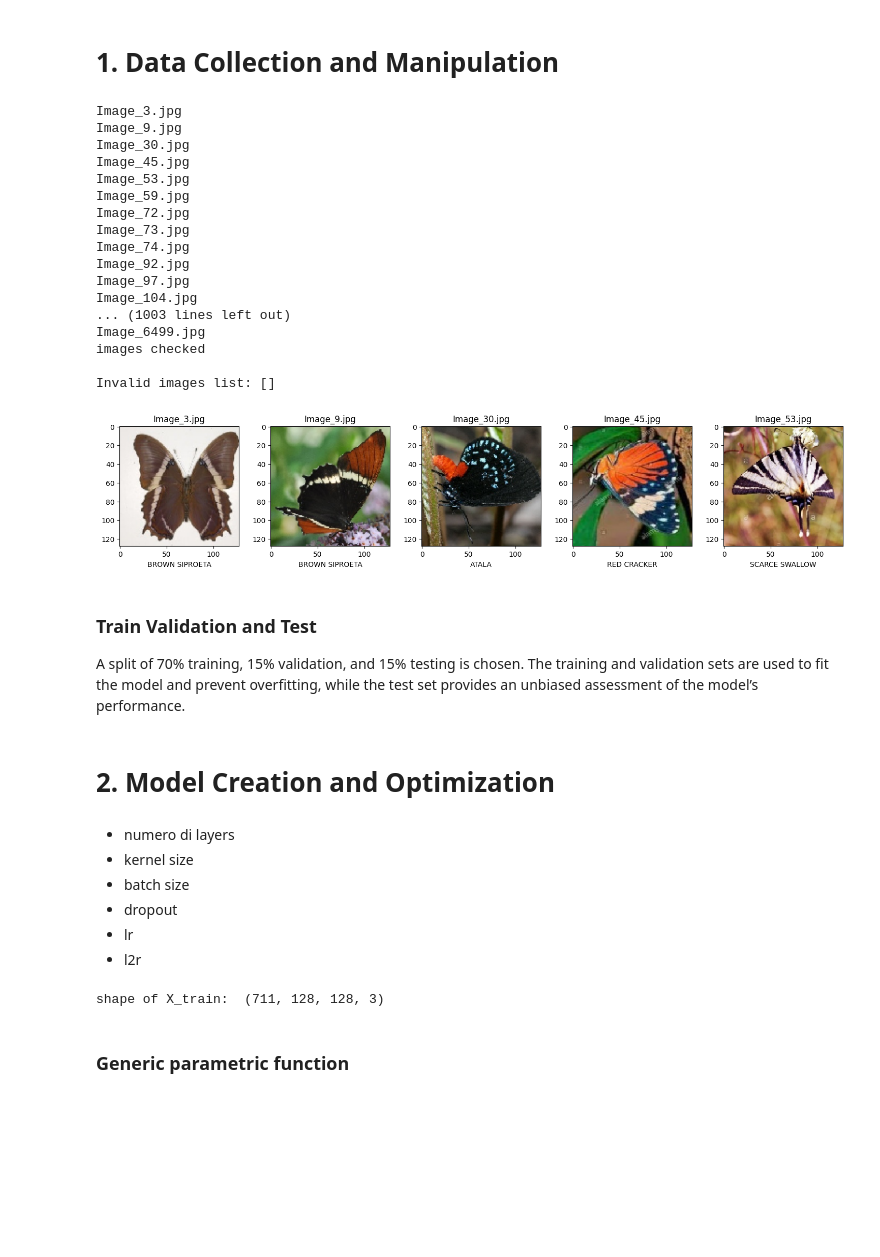
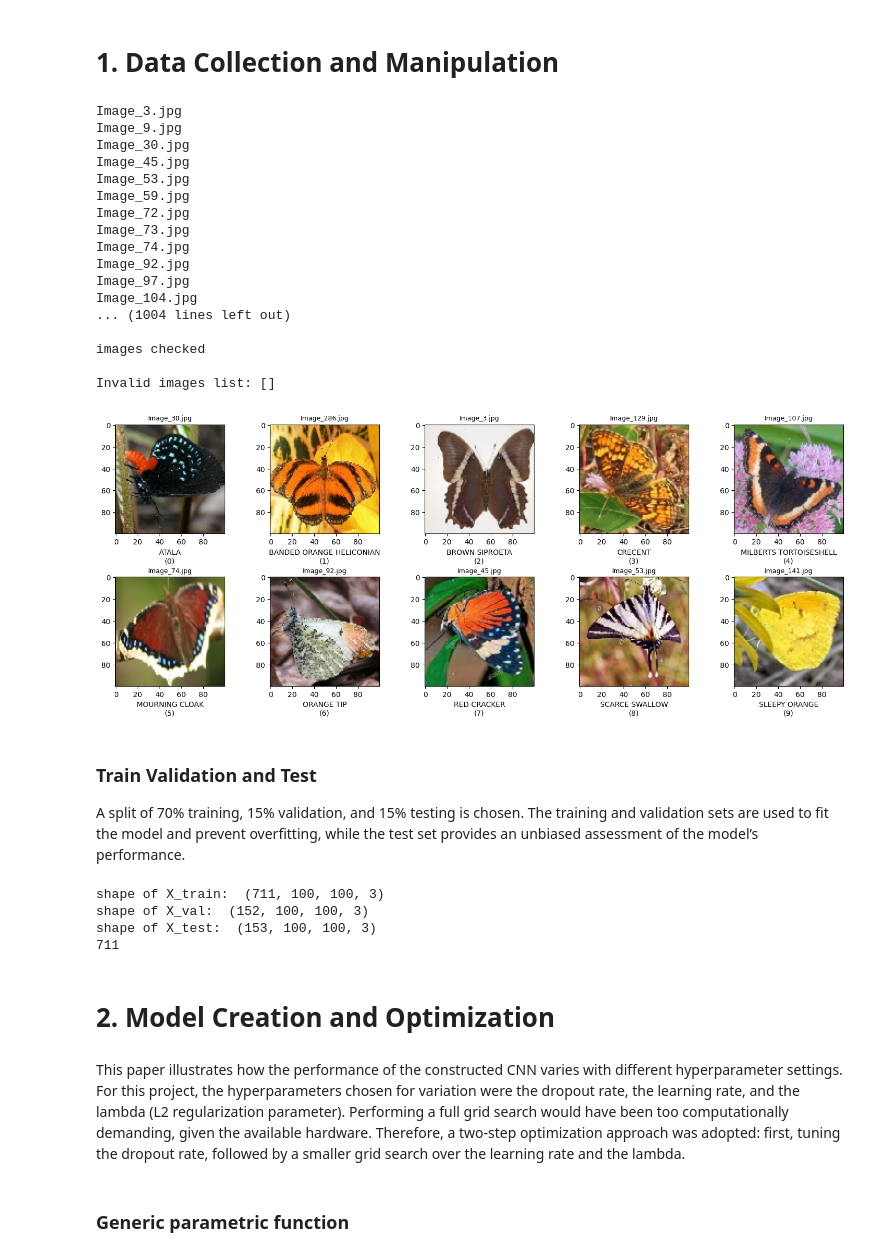
Before and after one commit to Stefano-Bozzi/LepidopterAI, a Jupyter notebook: training.ipynb, the cells around one changed output. Drawn from its saved outputs; the diff is of its cells as text; code cells hidden in the pictures; blank space fills up the shorter version.

```diff
--- a/training.ipynb
+++ b/training.ipynb
@@ -36,7 +40,7 @@ images_path = "train"
 images_folder_path = os.path.join(folder_path, images_path)
 invalid_images = []
 dataset = []
-target_size = (128, 128)
+target_size = (100, 100)
 
 # I can check all extension supported from PIL
 supported_exts = tuple(ext.lower() for ext in Image.registered_extensions().keys())
@@ -63,6 +67,7 @@ for filename in df['filename']:
             invalid_images.append(filename)
     else:
         print(f"Skipping {filename}, not a file.")
+print()
 print("images checked")
 dataset_np = np.array(dataset)
 
@@ -96,26 +101,11 @@ Image_74.jpg
 Image_92.jpg
 Image_97.jpg
 Image_104.jpg
-... (1003 lines left out)
-Image_6499.jpg
+... (1004 lines left out)
+
 images checked
 
 Invalid images list: []
-# %%
-# check on dataset grid
-img_index = 0
-plt.figure(figsize=(15, 3))
-
-for i in range(5):
-    plt.subplot(1, 5, i+1)
-    plt.imshow(dataset_np[img_index + i])
-    plt.xlabel(df.loc[img_index + i, 'label'])
-    plt.title(df.loc[img_index + i, 'filename'])
-
-plt.tight_layout()
-plt.show()
-# %% [output]
-[figure, removed]
 # %%
 # Create array for labels
 labels = df['label'].values
@@ -124,6 +114,29 @@ labels = df['label'].values
 from sklearn.preprocessing import LabelEncoder
 le = LabelEncoder()
 labels_encoded = le.fit_transform(labels)
+# %%
+# A figure showing all classes sorted by index (used in report)
+
+class_label_pairs = [(class_name, le.transform([class_name])[0]) for class_name in selected_species]
+class_label_pairs.sort(key=lambda x: x[1])  # sort label
+
+plt.figure(figsize=(15, 6))
+
+for class_idx, (class_name, label_num) in enumerate(class_label_pairs):
+    # choose first vald example
+    sample_idx = df[df['label'].str.upper() == class_name].index[0]
+
+    plt.subplot(2, 5, class_idx + 1)
+    plt.imshow(dataset_np[sample_idx])
+    plt.title(df.loc[sample_idx, 'filename'], fontsize=9)
+    plt.xlabel(f"{class_name}\n({label_num})")
+    #plt.axis("off")
+
+plt.tight_layout()
+#plt.savefig("dataset_preview.png")
+plt.show()
+# %% [output]
+[figure, added]
 # %% [markdown]
 ### Train Validation and Test
 A split of 70% training, 15% validation, and 15% testing is chosen. The training and validation sets are used to fit the model and prevent overfitting, while the test set provides an unbiased assessment of the model’s performance.
@@ -133,29 +146,25 @@ A split of 70% training, 15% validation, and 15% testing is chosen. The training
 from sklearn.model_selection import train_test_split
 
 X_temp, X_test, y_temp, y_test = train_test_split(
-    dataset_np, labels_encoded, test_size=0.15, random_state=42)
+    dataset_np, labels_encoded, test_size=0.15, random_state=seed_value, stratify=labels_encoded)
 
 X_train, X_val, y_train, y_val = train_test_split(
-    X_temp, y_temp, test_size=0.176, random_state=42) # here test size is to ensure that is 15% of total, so 17.6% of 85% of total
+    X_temp, y_temp, test_size=0.176, random_state=seed_value, stratify=y_temp) # here test size is to ensure that is 15% of total, so 17.6% of 85% of total
+print("shape of X_train: ",X_train.shape)
+print("shape of X_val: ",X_val.shape)
+print("shape of X_test: ",X_test.shape)
+
+X_train_size_original = X_train.shape[0]
+print(X_train_size_original)
+# %% [output]
+shape of X_train:  (711, 100, 100, 3)
+shape of X_val:  (152, 100, 100, 3)
+shape of X_test:  (153, 100, 100, 3)
+711
 # %% [markdown]
 # 2. Model Creation and Optimization
 # %% [markdown]
-- numero di layers
-- kernel size
-- batch size
-- dropout
-- lr
-- l2r
+This paper illustrates how the performance of the constructed CNN varies with different hyperparameter settings. For this project, the hyperparameters chosen for variation were the dropout rate, the learning rate, and the lambda (L2 regularization parameter). Performing a full grid search would have been too computationally demanding, given the available hardware. Therefore, a two-step optimization approach was adopted: first, tuning the dropout rate, followed by a smaller grid search over the learning rate and the lambda.
-# %%
-print("shape of X_train: ",X_train.shape)
-from tensorflow.keras import datasets, layers, models
-from tensorflow.keras.layers import Input
-from tensorflow.keras.callbacks import EarlyStopping
-
-input_shape = (target_size[0], target_size[1], 3)
-number_of_classes = len(selected_species)
-# %% [output]
-shape of X_train:  (711, 128, 128, 3)
 # %% [markdown]
 ### Generic parametric function
 # %%
```
Also changed, not shown: parts of 9 cells of this notebook, 1 other file.
